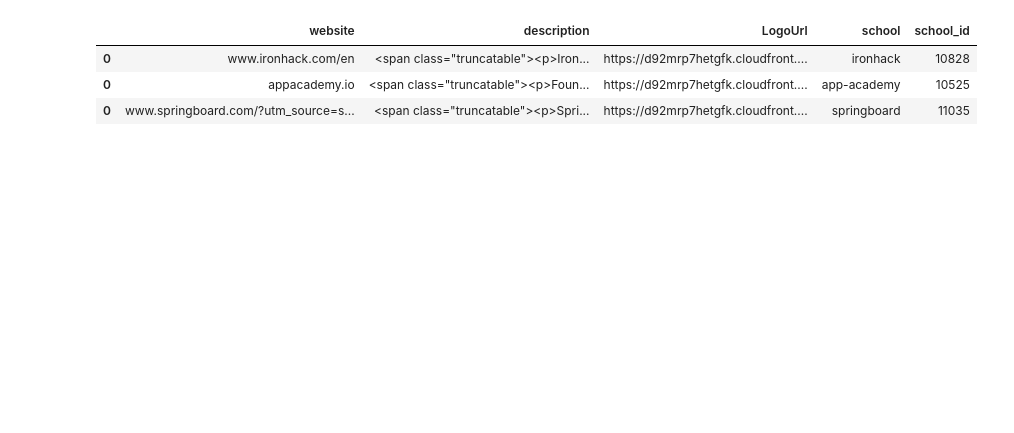
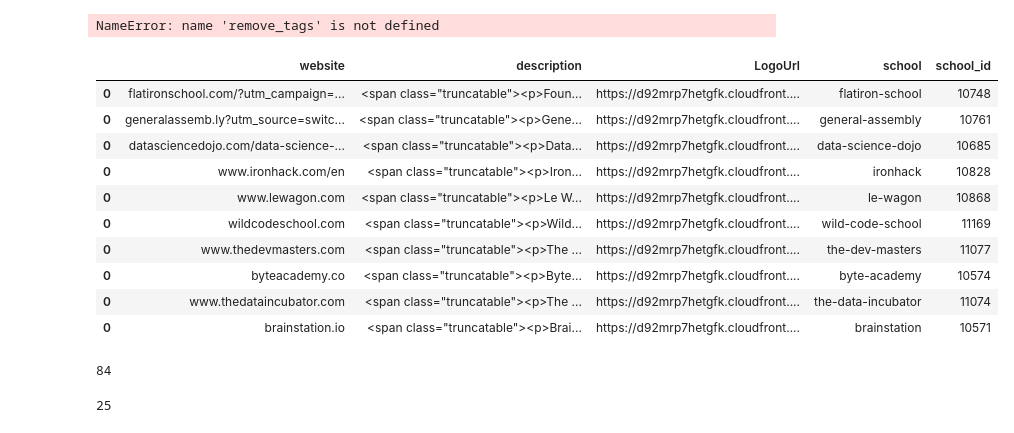
Before and after one commit to ekraj-pok/sql-project, a Jupyter notebook: main.ipynb, the cells around one changed output. Saved outputs shown, nothing was run; the diff lists cells and outputs as text; code cells hidden in the pictures; blank space fills up the shorter version.

```diff
--- a/main.ipynb
+++ b/main.ipynb
@@ -1,19 +1,24 @@
 # %%
-# you must populate this dict with the schools required -> try talking to the teaching team about this
-
-
-schools = {
-'ironhack' : 10828,
-'app-academy' : 10525,
-'springboard' : 11035
-}
-
 import re
 import pandas as pd
 from pandas.io.json import json_normalize
+import numpy as np
 import requests
 
+# you must populate this dict with the schools required -> try talking to the teaching team about this
 
+schools = {
+    'flatiron-school' : 10748,
+    'general-assembly' :10761,
+    'data-science-dojo' : 10685,
+    'ironhack' : 10828,
+    'le-wagon' : 10868,
+    'wild-code-school' : 11169,
+    'the-dev-masters' : 11077,
+    'byte-academy' : 10574,
+    'the-data-incubator' : 11074,
+    "brainstation" : 10571,
+    }
 
 def get_comments_school(school):
     TAG_RE = re.compile(r'<[^>]+>')
@@ -25,6 +30,7 @@ def get_comments_school(school):
     #converts json to dataframe
     reviews =  pd.DataFrame(data['content']['reviews'])
 
+
     #aux function to apply regex and remove tags
     def remove_tags(x):
         return TAG_RE.sub('',x)
@@ -181,9 +267,20 @@ badges.head()
+# %%
+badges['detail'] =  badges['description'].apply(remove_tags)
+# %% [output]
+NameError: name 'remove_tags' is not defined
 # %%
 # any data cleaning still missing here? take a look at the description
 schools = pd.concat(schools_list)
-schools.head()
+schools.head(15)
 # %% [output]
 |  | website | description | LogoUrl | school | school_id |
+| 0 | flatironschool.com/?utm_campaign=... | <span class="truncatable"><p>Foun... | https://d92mrp7hetgfk.cloudfront.... | flatiron-school | 10748 |
+| 0 | generalassemb.ly?utm_source=switc... | <span class="truncatable"><p>Gene... | https://d92mrp7hetgfk.cloudfront.... | general-assembly | 10761 |
+| 0 | datasciencedojo.com/data-science-... | <span class="truncatable"><p>Data... | https://d92mrp7hetgfk.cloudfront.... | data-science-dojo | 10685 |
 | 0 | www.ironhack.com/en | <span class="truncatable"><p>Iron... | https://d92mrp7hetgfk.cloudfront.... | ironhack | 10828 |
-| 0 | appacademy.io | <span class="truncatable"><p>Foun... | https://d92mrp7hetgfk.cloudfront.... | app-academy | 10525 |
-| 0 | www.springboard.com/?utm_source=s... | <span class="truncatable"><p>Spri... | https://d92mrp7hetgfk.cloudfront.... | springboard | 11035 |
+| 0 | www.lewagon.com | <span class="truncatable"><p>Le W... | https://d92mrp7hetgfk.cloudfront.... | le-wagon | 10868 |
+| 0 | wildcodeschool.com | <span class="truncatable"><p>Wild... | https://d92mrp7hetgfk.cloudfront.... | wild-code-school | 11169 |
+| 0 | www.thedevmasters.com | <span class="truncatable"><p>The ... | https://d92mrp7hetgfk.cloudfront.... | the-dev-masters | 11077 |
+| 0 | byteacademy.co | <span class="truncatable"><p>Byte... | https://d92mrp7hetgfk.cloudfront.... | byte-academy | 10574 |
+| 0 | www.thedataincubator.com | <span class="truncatable"><p>The ... | https://d92mrp7hetgfk.cloudfront.... | the-data-incubator | 11074 |
+| 0 | brainstation.io | <span class="truncatable"><p>Brai... | https://d92mrp7hetgfk.cloudfront.... | brainstation | 10571 |
@@ -189,0 +289,5 @@ schools.head()
+# %%
+course = 'course'
+courses.to_sql(course, engine, if_exists = 'replace', index = False)
+# %% [output]
+84
@@ -189,0 +296,4 @@ schools.head()
+# %%
+badges.to_sql('badges', engine, if_exists = 'replace', index = False)
+# %% [output]
+25
```
Also changed, not shown: parts of 27 cells of this notebook, 5 other files.
